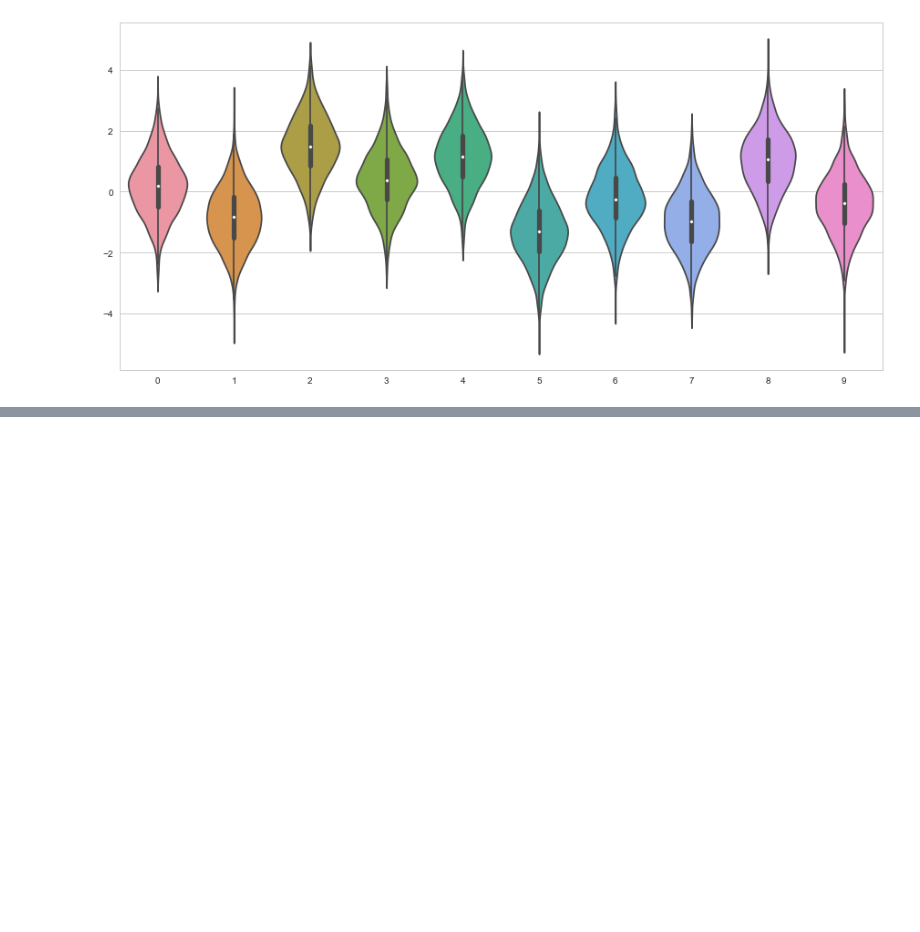
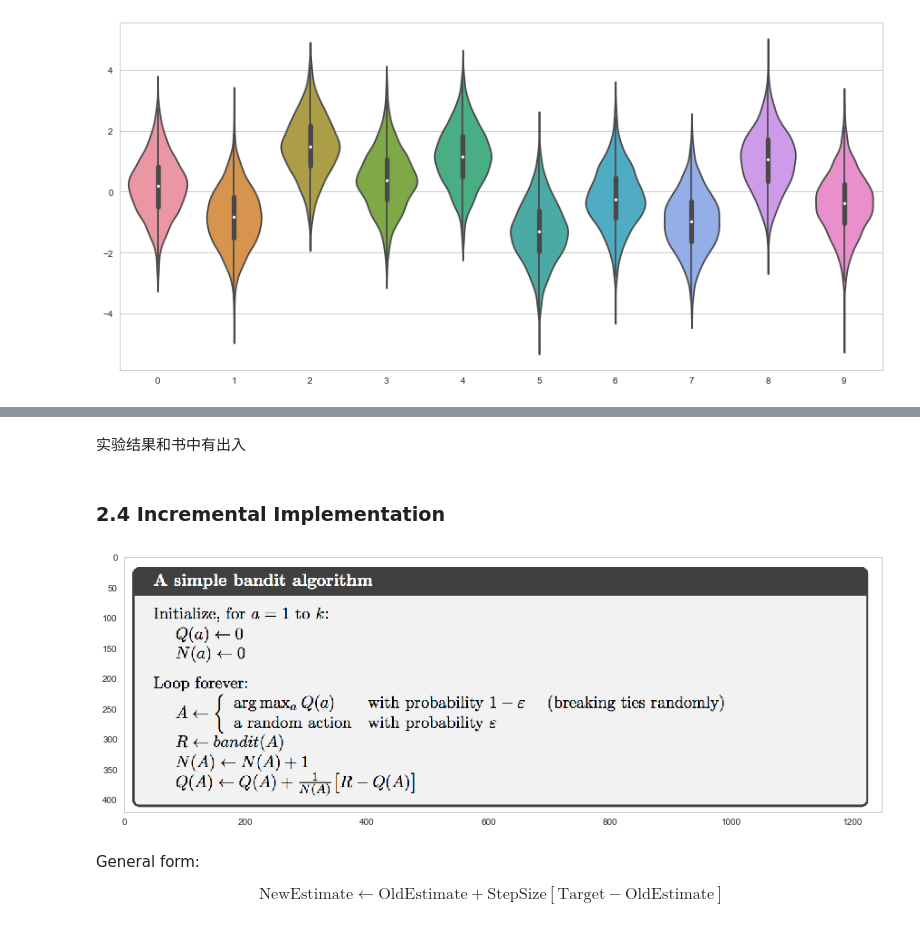
Before and after one commit to facaiy/book_notes, a Jupyter notebook: Reinforcement_Learing_An_Introduction/Multi-armed_Bandits/note.ipynb, the cells around one changed output, grey strips where cells are left out. Saved outputs shown, nothing was run; the diff lists cells and outputs as text; code cells hidden in the pictures; blank space fills up the shorter version.

```diff
--- a/Reinforcement_Learing_An_Introduction/Multi-armed_Bandits/note.ipynb
+++ b/Reinforcement_Learing_An_Introduction/Multi-armed_Bandits/note.ipynb
@@ -178,0 +180,14 @@ results["opt_actions_rate"].plot()
+# %% [markdown]
+实验结果和书中有出入
+# %% [markdown]
+### 2.4 Incremental Implementation
+# %%
+show_image('./res/fig_simple.png', figsize=(15, 8), show_grid=False)
+# %% [output]
+[figure, added]
+# %% [markdown]
+General form:
+
+\begin{equation}
+    \text{NewEstimate} \leftarrow \text{OldEstimate} + \text{StepSize} \left [ \text{Target} - \text{OldEstimate} \right ]
+\end{equation}
```
Also changed, not shown: parts of 12 cells of this notebook, 2 other files.
